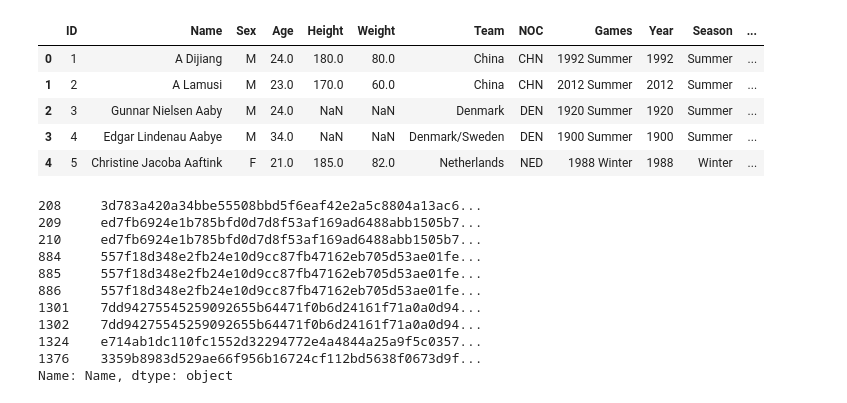
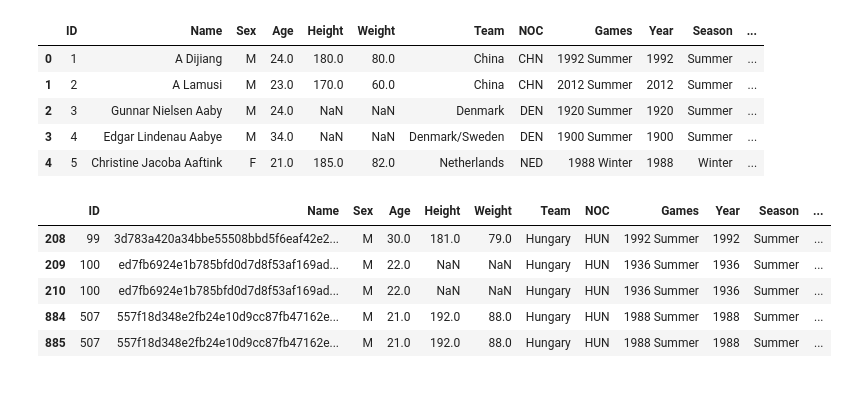
Before and after one commit to zoneme99/Project-OS, a Jupyter notebook: Tobias/Uppgift_1.ipynb, the cells around one changed output. Drawn from its saved outputs; the diff is of its cells as text; code cells hidden in the pictures.

```diff
--- a/Tobias/Uppgift_1.ipynb
+++ b/Tobias/Uppgift_1.ipynb
@@ -18,26 +18,21 @@ df.head()
 # %%
 # a) Anonymisering
 import hashlib as hl
 # HUN
 
 df = pd.read_csv("athlete_events.csv")
-hungary = df[df["Team"] == "Hungary"]
+hungary = df[df["NOC"] == "HUN"].copy()
 
-Hashes = hungary["Name"].apply(lambda hungary: hl.sha256(hungary.encode()).hexdigest())
+hungary["Name"] = hungary["Name"].apply(lambda hungary: hl.sha256(hungary.encode()).hexdigest())
 
-Hashes.head(10)
+hungary.head()
 # %% [output]
-208     3d783a420a34bbe55508bbd5f6eaf42e2a5c8804a13ac6...
-209     ed7fb6924e1b785bfd0d7d8f53af169ad6488abb1505b7...
-210     ed7fb6924e1b785bfd0d7d8f53af169ad6488abb1505b7...
-884     557f18d348e2fb24e10d9cc87fb47162eb705d53ae01fe...
-885     557f18d348e2fb24e10d9cc87fb47162eb705d53ae01fe...
-886     557f18d348e2fb24e10d9cc87fb47162eb705d53ae01fe...
-1301    7dd94275545259092655b64471f0b6d24161f71a0a0d94...
-1302    7dd94275545259092655b64471f0b6d24161f71a0a0d94...
-1324    e714ab1dc110fc1552d32294772e4a4844a25a9f5c0357...
-1376    3359b8983d529ae66f956b16724cf112bd5638f0673d9f...
-Name: Name, dtype: object
+|  | ID | Name | Sex | Age | Height | Weight | Team | NOC | Games | Year | Season | ... |
+| 208 | 99 | 3d783a420a34bbe55508bbd5f6eaf42e2... | M | 30.0 | 181.0 | 79.0 | Hungary | HUN | 1992 Summer | 1992 | Summer | ... |
+| 209 | 100 | ed7fb6924e1b785bfd0d7d8f53af169ad... | M | 22.0 | NaN | NaN | Hungary | HUN | 1936 Summer | 1936 | Summer | ... |
+| 210 | 100 | ed7fb6924e1b785bfd0d7d8f53af169ad... | M | 22.0 | NaN | NaN | Hungary | HUN | 1936 Summer | 1936 | Summer | ... |
+| 884 | 507 | 557f18d348e2fb24e10d9cc87fb47162e... | M | 21.0 | 192.0 | 88.0 | Hungary | HUN | 1988 Summer | 1988 | Summer | ... |
+| 885 | 507 | 557f18d348e2fb24e10d9cc87fb47162e... | M | 21.0 | 192.0 | 88.0 | Hungary | HUN | 1988 Summer | 1988 | Summer | ... |
 # %%
 # b) De sporter landet fått flest medaljer i
 df = pd.read_csv("athlete_events.csv")
```
Also changed, not shown: 2 other files.
